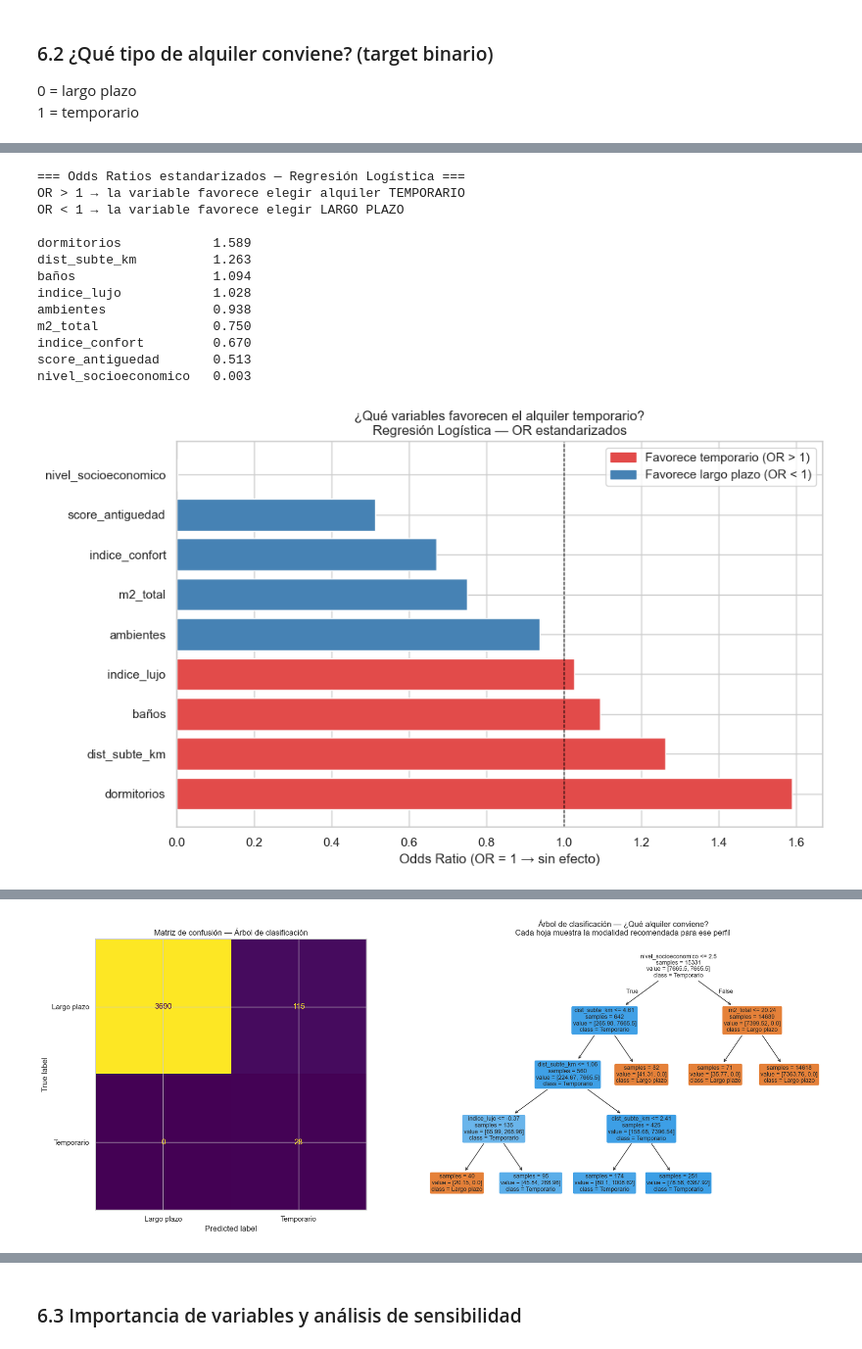
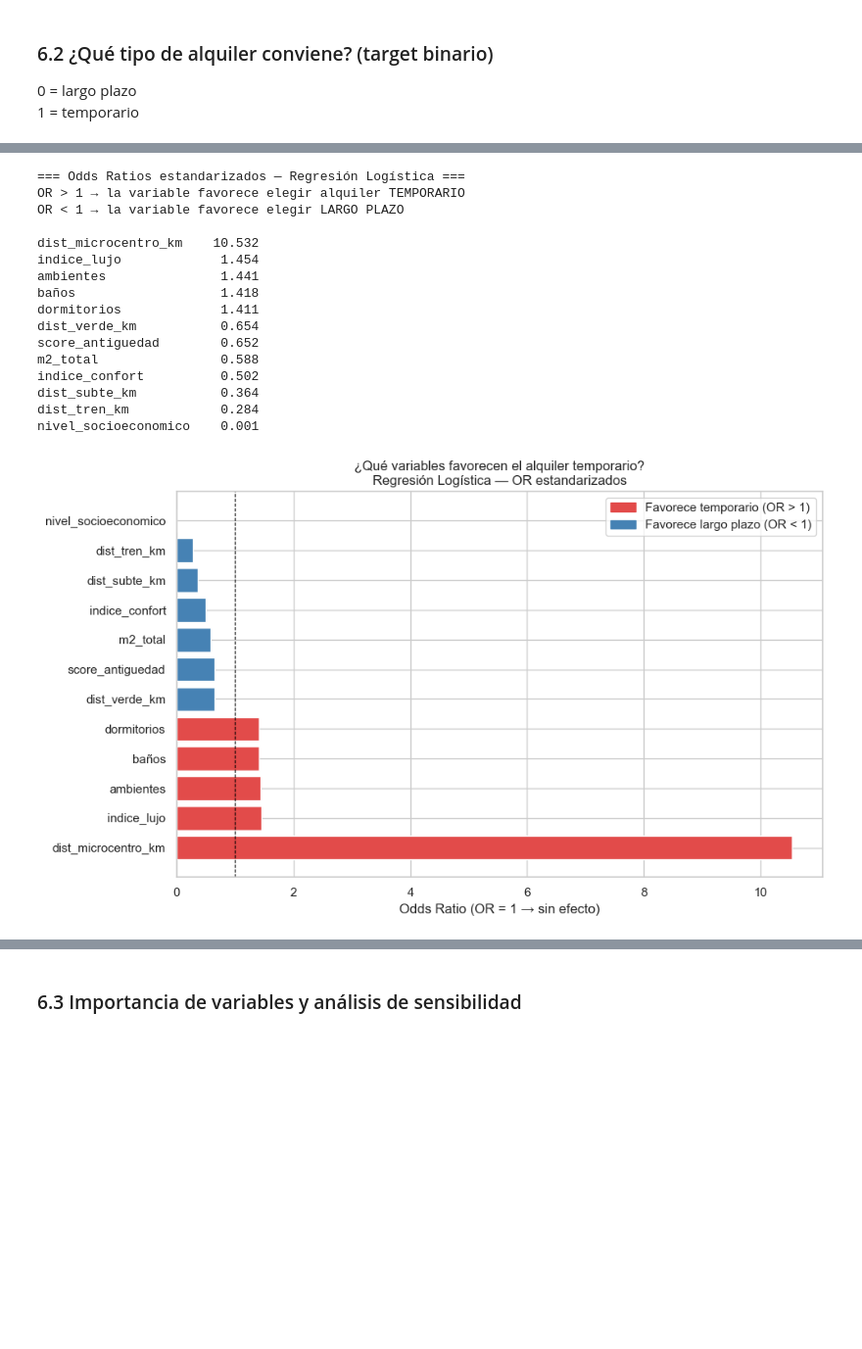
Before and after one commit to clararodriguezacevedo/descriptiva-real-estate, a Jupyter notebook: notebooks/TP3_Grupo_1.ipynb, the cells around one changed output, grey strips where cells are left out. Shown at 98% size. Saved outputs shown, nothing was run; the diff lists cells and outputs as text; code cells hidden in the pictures; blank space fills up the shorter version.

```diff
--- a/notebooks/TP3_Grupo_1.ipynb
+++ b/notebooks/TP3_Grupo_1.ipynb
@@ -1436,5 +1432,5 @@ Cuatro grupos también es un número manejable para presentarle al inversor: poc
 # %%
-K_FINAL = 4
+K_FINAL = 3
 print(f'Cantidad final de clusters: {K_FINAL}')
 
 km_final = KMeans(n_clusters=K_FINAL, random_state=SEED, n_init='auto')
@@ -1812,5 +1903,5 @@ else:
 
     print(f'Registros para modelo de modalidad: {len(df_modal):,}')
     if len(df_modal) > 0:
-        vc = df_modal['modalidad_optima'].value_counts
+        vc = df_modal['modalidad_optima'].value_counts()
 # %% [output]
@@ -2071,86 +2168,43 @@ AUC-ROC: 0.986
 # OR < 1 = la variable favorece el largo plazo
 
 coef_logit = pd.Series(
     pipe_logit.named_steps['model'].coef_[0],
     index=features_ok
 )
 odds_ratios = np.exp(coef_logit).sort_values(ascending=False)
 
 print('=== Odds Ratios estandarizados — Regresión Logística ===')
 print('OR > 1 → la variable favorece elegir alquiler TEMPORARIO')
 print('OR < 1 → la variable favorece elegir LARGO PLAZO\n')
 print(odds_ratios.round(3).to_string())
 
 fig, ax = plt.subplots(figsize=(10, 6))
 colores_or = ['#E24B4A' if v > 1 else 'steelblue' for v in odds_ratios]
 ax.barh(odds_ratios.index, odds_ratios.values, color=colores_or, edgecolor='white')
 ax.axvline(1, color='black', linewidth=0.8, linestyle='--')
 ax.set_xlabel('Odds Ratio (OR = 1 → sin efecto)')
 ax.set_title('¿Qué variables favorecen el alquiler temporario?\n'
              'Regresión Logística — OR estandarizados')
 patch_temp = mpatches.Patch(color='#E24B4A', label='Favorece temporario (OR > 1)')
 patch_lp   = mpatches.Patch(color='steelblue', label='Favorece largo plazo (OR < 1)')
 ax.legend(handles=[patch_temp, patch_lp])
 plt.tight_layout()
 plt.show()
-
-# ── Árbol de clasificación ───────────────────────────────────────
-arbol_modal = DecisionTreeClassifier(
-    max_depth=4,
-    min_samples_leaf=30,
-    random_state=SEED,
-    class_weight='balanced'
-)
-arbol_modal.fit(X_train_m, y_train_m)
-y_pred_arbol_m  = arbol_modal.predict(X_test_m)
-y_prob_arbol_m  = arbol_modal.predict_proba(X_test_m)[:, 1]
-
-print('\n=== Árbol de Clasificación — Modalidad de alquiler ===')
-print(classification_report(y_test_m, y_pred_arbol_m,
-      target_names=['Largo plazo', 'Temporario']))
-
-fig, axes = plt.subplots(1, 2, figsize=(18, 7))
-
-cm = confusion_matrix(y_test_m, y_pred_arbol_m)
-ConfusionMatrixDisplay(cm, display_labels=['Largo plazo', 'Temporario']).plot(
-    ax=axes[0], colorbar=False)
-axes[0].set_title('Matriz de confusión — Árbol de clasificación')
-
-plot_tree(
-    arbol_modal,
-    feature_names=features_ok,
-    class_names=['Largo plazo', 'Temporario'],
-    filled=True, rounded=True,
-    fontsize=9, ax=axes[1],
-    impurity=False, precision=2
-)
-axes[1].set_title('Árbol de clasificación — ¿Qué alquiler conviene?\n'
-                  'Cada hoja muestra la modalidad recomendada para ese perfil')
-plt.tight_layout()
-plt.show()
-
-# ── Curva ROC comparativa ────────────────────────────────────────
-fig, ax = plt.subplots(figsize=(7, 6))
-RocCurveDisplay.from_predictions(
-    y_test_m, y_prob_logit, name='Regresión Logística', ax=ax, color='steelblue')
-RocCurveDisplay.from_predictions(
-    y_test_m, y_prob_arbol_m, name='Árbol de Decisión', ax=ax, color='coral')
-ax.plot([0, 1], [0, 1], 'k--', linewidth=0.8)
-ax.set_title('Curva ROC — Clasificación de modalidad de alquiler')
-plt.tight_layout()
-plt.show()
 # %% [output]
 === Odds Ratios estandarizados — Regresión Logística ===
 OR > 1 → la variable favorece elegir alquiler TEMPORARIO
 OR < 1 → la variable favorece elegir LARGO PLAZO
 
-dormitorios            1.589
-dist_subte_km          1.263
-baños                  1.094
-indice_lujo            1.028
-ambientes              0.938
-m2_total               0.750
-indice_confort         0.670
-score_antiguedad       0.513
-nivel_socioeconomico   0.003
+dist_microcentro_km    10.532
+indice_lujo             1.454
+ambientes               1.441
+baños                   1.418
+dormitorios             1.411
+dist_verde_km           0.654
+score_antiguedad        0.652
+m2_total                0.588
+indice_confort          0.502
+dist_subte_km           0.364
+dist_tren_km            0.284
+nivel_socioeconomico    0.001
-[figure, old version]
+[figure, new version]
@@ -2166 +2210,0 @@ weighted avg       0.99      0.97      0.98      3833
-[figure, removed]
```
Also changed, not shown: parts of 31 cells of this notebook.
